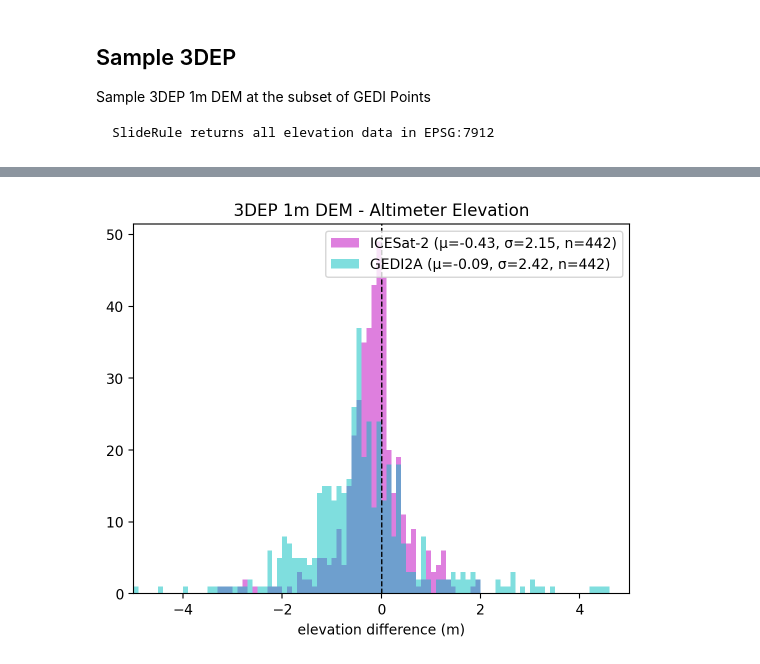
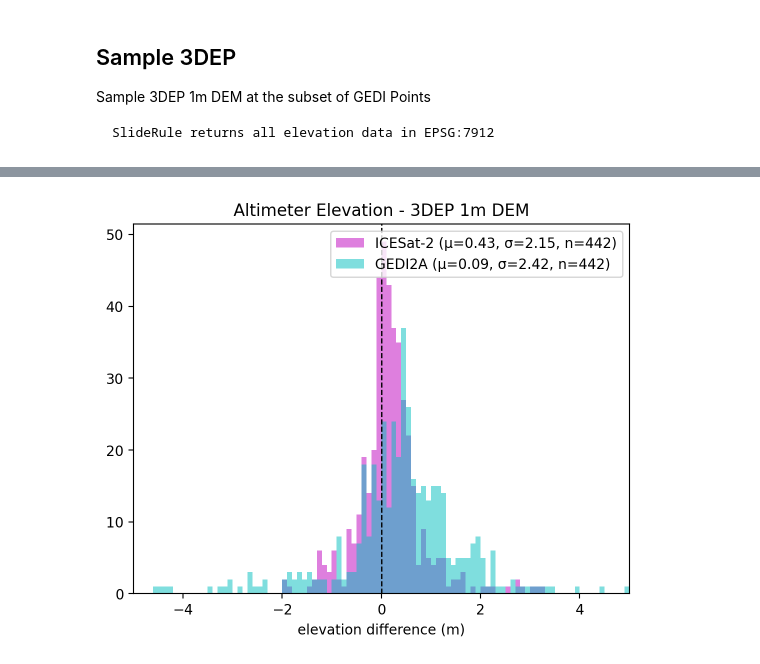
Before and after one commit to uw-cryo/coincident, a Jupyter notebook: docs/examples/sliderule.ipynb, the cells around one changed output, grey strips where cells are left out. Drawn from its saved outputs; the diff is of its cells as text; code cells hidden in the pictures.

```diff
--- a/docs/examples/sliderule.ipynb
+++ b/docs/examples/sliderule.ipynb
@@ -194,17 +191,17 @@ plt.legend();
 # %%
 plt.axvline(0, color="k", linestyle="dashed", linewidth=1)
 
-diff_3dep = close_is2.elevation_3dep - close_is2.h_li.values
+diff_3dep = close_is2.h_li.values - close_is2.elevation_3dep
 label = f"ICESat-2 (μ={np.nanmean(diff_3dep):.2f}, σ={np.nanstd(diff_3dep):.2f}, n={len(diff_3dep)})"
 plt.hist(diff_3dep, range=[-5, 5], bins=100, color="m", alpha=0.5, label=label)
 
-diff_3dep = close_gedi.elevation_3dep - close_gedi.elevation_lm.values
+diff_3dep = close_gedi.elevation_lm.values - close_gedi.elevation_3dep
 label = f"GEDI2A (μ={np.nanmean(diff_3dep):.2f}, σ={np.nanstd(diff_3dep):.2f}, n={len(diff_3dep)})"
 plt.hist(diff_3dep, range=[-5, 5], bins=100, color="c", alpha=0.5, label=label)
 
 plt.xlabel("elevation difference (m)")
-plt.title("3DEP 1m DEM - Altimeter Elevation")
+plt.title("Altimeter Elevation - 3DEP 1m DEM")
 plt.xlim(-5, 5)
 plt.legend();
 # %% [output]
-[figure, old version]
+[figure, new version]
```
Also changed, not shown: parts of 3 cells of this notebook.
